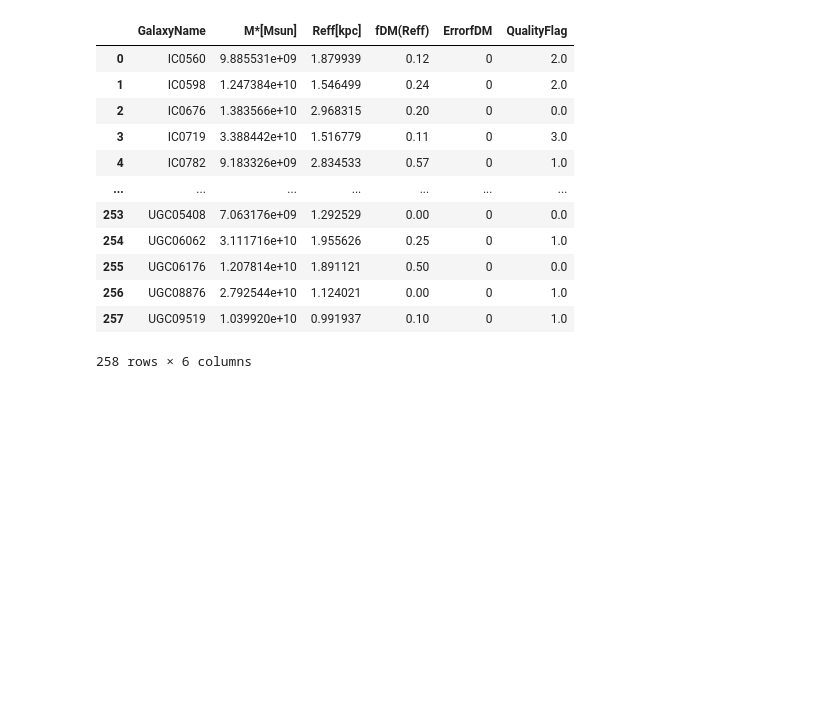
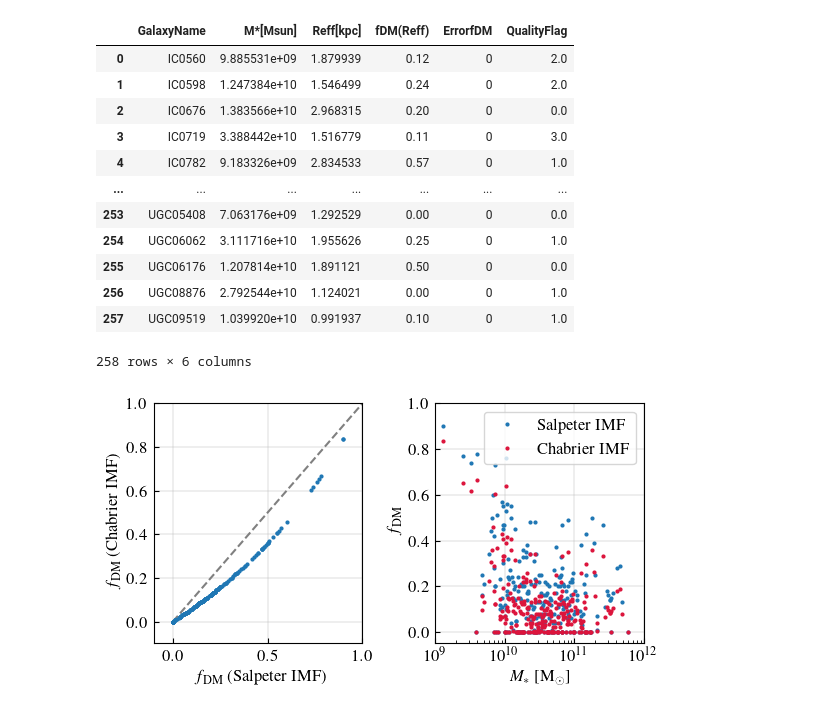
Before and after one commit to Annapreto23/TangoSIDM_DMFraction, a Jupyter notebook: data/Observational_datasets/ATLAS3D_post_processed.ipynb, the cells around one changed output. Drawn from its saved outputs; the diff is of its cells as text; code cells hidden in the pictures; blank space fills up the shorter version.

Commit message:
Revising Barnabe dataset, adding minor changes, testing IMF in ATLAS3D

```diff
--- a/data/Observational_datasets/ATLAS3D_post_processed.ipynb
+++ b/data/Observational_datasets/ATLAS3D_post_processed.ipynb
@@ -10,7 +10,7 @@ cosmo = FlatLambdaCDM(H0=67.8, Om0=0.308) # Assuming a cosmology
 ### Loading the two samples
 # %%
 capXV= np.loadtxt('./raw_data/ATLAS3D_CappellariXV_2013.txt',  usecols=[7,9,14])
-capXX= np.loadtxt('./raw_data/ATLAS3D_CappellariXX_2013.txt', usecols=[2,3])
+capXX= np.loadtxt('./raw_data/ATLAS3D_CappellariXX_2013.txt', usecols=[2,3,4])
 capI = np.loadtxt('./raw_data/ATLAS3D_CappellariI_2011.txt', usecols=[7,11])
 
 # Let's cross match tables
@@ -119,3 +119,61 @@ cappellari
 | 256 | UGC08876 | 2.792544e+10 | 1.124021 | 0.00 | 0 | 1.0 |
 | 257 | UGC09519 | 1.039920e+10 | 0.991937 | 0.10 | 0 | 1.0 |
 258 rows × 6 columns
+# %%
+logL = capXV[indx_CapXX,2] # [Lsun]
+fDM = capXX[indx_CapXX,0]
+logML = capXX[indx_CapXX,1] # Stellar mass-to-light ratio
+logML_JAM = capXX[indx_CapXX,2] # Total mass-to-light ratio
+
+Ms = 10**(logL + logML)
+MDM = 10**(logL + logML_JAM) / 2.
+
+conversion = 10**(-0.25) # From Salpeter to Chabrier
+fDM_converted = 1. / (( (1./fDM) - 1.) / conversion + 1.)
+
+#################
+# Plot parameters
+params = {
+    "font.size": 12,
+    "font.family": "Times",
+    "text.usetex": True,
+    "figure.figsize": (7, 3),
+    "figure.subplot.left": 0.25,
+    "figure.subplot.right": 0.95,
+    "figure.subplot.bottom": 0.15,
+    "figure.subplot.top": 0.95,
+    "figure.subplot.wspace": 0.35,
+    "figure.subplot.hspace": 0.35,
+    "lines.markersize": 2,
+    "lines.linewidth": 1.5,
+}
+plt.rcParams.update(params)
+plt.figure()
+ax = plt.subplot(1, 2, 1)
+plt.grid(linestyle='-', linewidth=0.3)
+
+xrange = np.arange(0,1.1,0.1)
+plt.plot(xrange,xrange,'--',color='grey')
+plt.plot(fDM, fDM_converted, 'o')
+
+plt.axis([-0.1, 1, -0.1, 1])
+plt.ylabel(r"$f_{\mathrm{DM}}$ (Chabrier IMF)")
+plt.xlabel(r"$f_{\mathrm{DM}}$ (Salpeter IMF)")
+ax.tick_params(direction='in', axis='both', which='both', pad=4.5)
+
+######
+ax = plt.subplot(1, 2, 2)
+plt.grid(linestyle='-', linewidth=0.3)
+
+plt.plot(Ms, fDM, 'o', color='tab:blue',label='Salpeter IMF')
+plt.plot(Ms, fDM_converted, 'o', color='crimson',label='Chabrier IMF')
+
+plt.axis([1e9, 1e12, -0.05, 1])
+plt.xscale('log')
+plt.ylabel(r"$f_{\mathrm{DM}}$")
+plt.xlabel("$M_{*}$ [M$_{\odot}$]")
+ax.tick_params(direction='in', axis='both', which='both', pad=4.5)
+plt.legend()
+plt.show()
+# %% [output]
+[figure, added]
```
Also changed, not shown: 5 other files.
